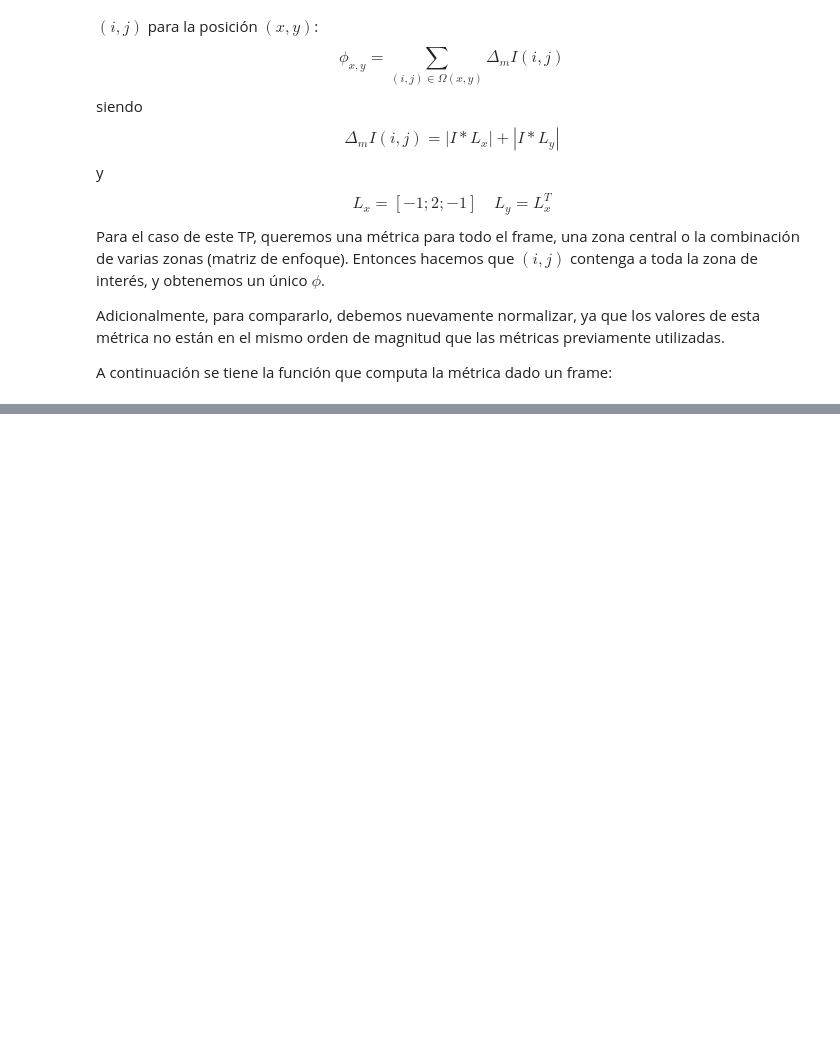
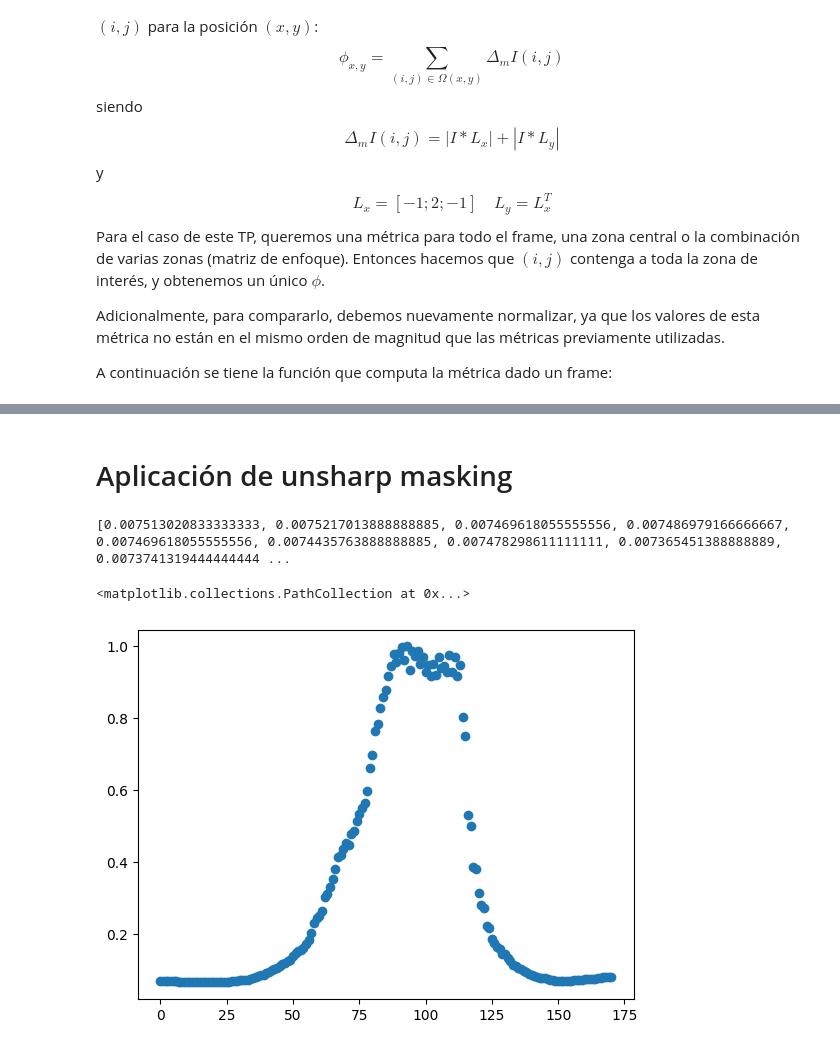
Before and after one commit to jteich99/vision_computadora_i, a Jupyter notebook: TPs/tp2/tp2.ipynb, the cells around one changed output, grey strips where cells are left out. Cells and saved outputs as stored; diff of their text form; code cells hidden in the pictures; blank space fills up the shorter version.

```diff
--- a/TPs/tp2/tp2.ipynb
+++ b/TPs/tp2/tp2.ipynb
@@ -332,0 +384,17 @@ def modified_laplacian_algorithm(frame):
+# %% [markdown]
+# Aplicación de unsharp masking
+# %%
+def unsharp_mask(frame, metric_function=kanjar_algorithm):
+    frame_gaussian = cv.GaussianBlur(frame, (0,0), 2.0)
+    frame_high_freq = frame - frame_gaussian
+    frame_sharp = frame + frame_high_freq
+    return metric_function(frame_sharp)
+# %%
+# unsharp_mask_kanjar = partial(partial, unsharp_mask, metric_function=kanjar_algorithm)
+# metric_unsharp_mask = compute_focus_metric_for_video('focus_video.mov', focus_metric_fun=unsharp_mask_kanjar)
+metric_unsharp_mask = compute_focus_metric_for_video('focus_video.mov', focus_metric_fun=unsharp_mask)
+# print(metric_unsharp_mask)
+# %% [output]
+[0.007513020833333333, 0.0075217013888888885, 0.007469618055555556, 0.007486979166666667, 0.007469618055555556, 0.0074435763888888885, 0.007478298611111111, 0.007365451388888889, 0.0073741319444444444 ...
+<matplotlib.collections.PathCollection at 0x...>
+[figure, added]
```
Also changed, not shown: parts of 13 cells of this notebook.
